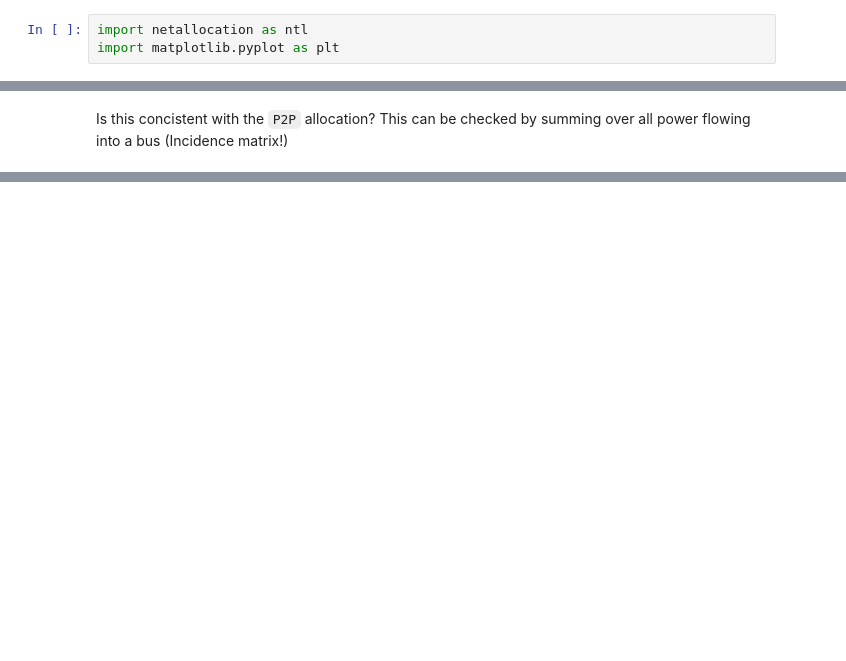
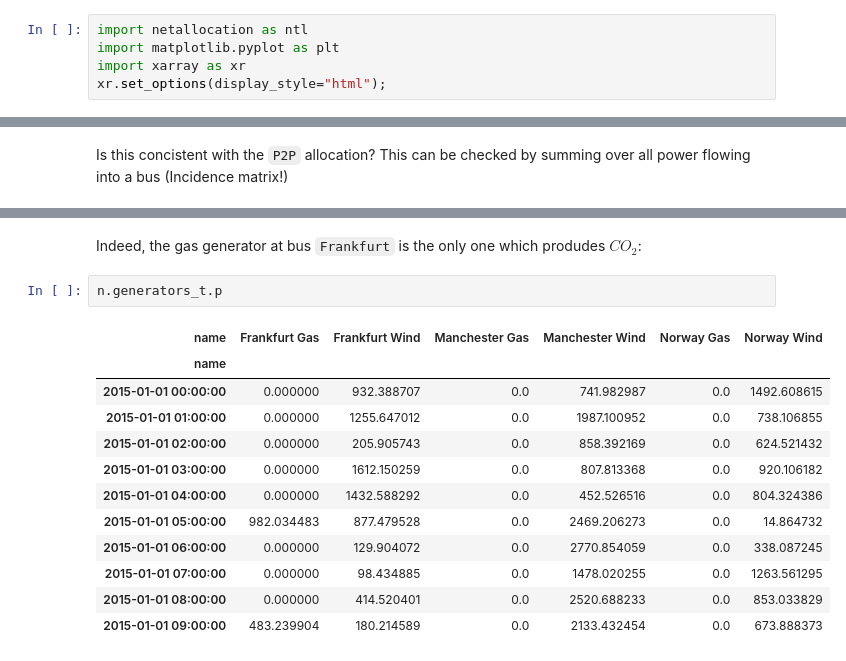
Before and after one commit to FRESNA/netallocation, a Jupyter notebook: examples/Getting Started.ipynb, the cells around one changed output, grey strips where cells are left out. Cells and saved outputs as stored; diff of their text form; blank space fills up the shorter version.

```diff
--- a/examples/Getting Started.ipynb
+++ b/examples/Getting Started.ipynb
@@ -13,6 +13,8 @@ and run this notebook locally on your computer.
 # %%
 import netallocation as ntl
 import matplotlib.pyplot as plt
+import xarray as xr
+xr.set_options(display_style="html");
 # %% [markdown]
 We want to have a look at a small *toy* pypsa network
 # %%
@@ -71,0 +187,17 @@ n.plot(flow = co2_flow.to_series(), jitter=.7, margin=.2, title='Average Carbon
+# %% [markdown]
+Indeed, the gas generator at bus `Frankfurt` is the only one which produdes $CO_2$:
+# %%
+n.generators_t.p
+# %% [output]
+| name | Frankfurt Gas | Frankfurt Wind | Manchester Gas | Manchester Wind | Norway Gas | Norway Wind |
+| name |  |  |  |  |  |  |
+| 2015-01-01 00:00:00 | 0.000000 | 932.388707 | 0.0 | 741.982987 | 0.0 | 1492.608615 |
+| 2015-01-01 01:00:00 | 0.000000 | 1255.647012 | 0.0 | 1987.100952 | 0.0 | 738.106855 |
+| 2015-01-01 02:00:00 | 0.000000 | 205.905743 | 0.0 | 858.392169 | 0.0 | 624.521432 |
+| 2015-01-01 03:00:00 | 0.000000 | 1612.150259 | 0.0 | 807.813368 | 0.0 | 920.106182 |
+| 2015-01-01 04:00:00 | 0.000000 | 1432.588292 | 0.0 | 452.526516 | 0.0 | 804.324386 |
+| 2015-01-01 05:00:00 | 982.034483 | 877.479528 | 0.0 | 2469.206273 | 0.0 | 14.864732 |
+| 2015-01-01 06:00:00 | 0.000000 | 129.904072 | 0.0 | 2770.854059 | 0.0 | 338.087245 |
+| 2015-01-01 07:00:00 | 0.000000 | 98.434885 | 0.0 | 1478.020255 | 0.0 | 1263.561295 |
+| 2015-01-01 08:00:00 | 0.000000 | 414.520401 | 0.0 | 2520.688233 | 0.0 | 853.033829 |
+| 2015-01-01 09:00:00 | 483.239904 | 180.214589 | 0.0 | 2133.432454 | 0.0 | 673.888373 |
```
Also changed, not shown: parts of 22 cells of this notebook, 3 other files.
